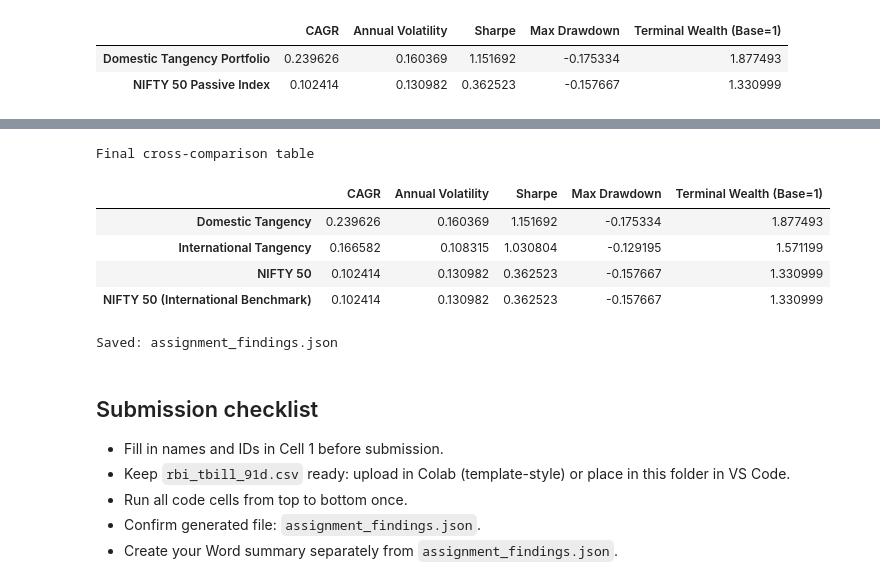
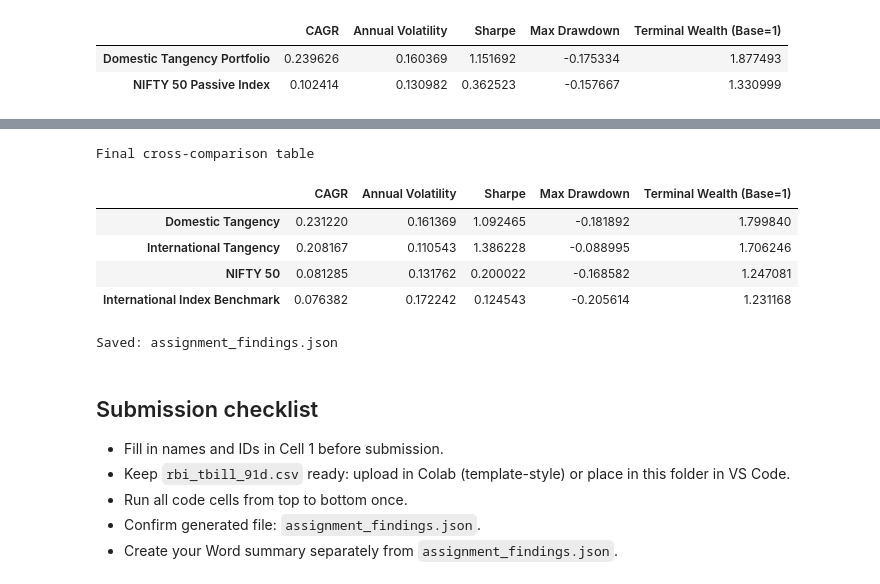
Before and after one commit to jtushya/SAPM-Repeat-Assignment, a Jupyter notebook: SIM_completed.ipynb, the cells around one changed output, grey strips where cells are left out. Saved outputs shown, nothing was run; the diff lists cells and outputs as text; code cells hidden in the pictures.

```diff
--- a/SIM_completed.ipynb
+++ b/SIM_completed.ipynb
@@ -17,7 +17,7 @@
 5. Efficient frontier and tangency for international universe.
 6. Cross-comparison: domestic vs international vs index benchmarks.
 # %%
-# v1.6
+# v1.8
 import os
 import warnings
 warnings.filterwarnings('ignore')
@@ -103,33 +103,19 @@ domestic_candidates = {
 }
 domestic_market = '^NSEI'
 
-# International candidate pool
-international_company_candidates = {
-    'AAPL': 'Technology',
-    'MSFT': 'Technology',
-    'XOM': 'Energy',
-    'CVX': 'Energy',
-    'JPM': 'Financials',
-    'BAC': 'Financials',
-    'JNJ': 'Healthcare',
-    'PFE': 'Healthcare',
-    'PG': 'Consumer Staples',
-    'KO': 'Consumer Staples'
-}
+# Part 2 additions: one international index + one metal
+international_index_candidates = ['^GSPC', '^IXIC']
+international_metal_map = {'GOLD': 'GLD', 'SILVER': 'SLV'}
 
 # Assignment interpretation controls
-international_anchor_choice = 'INDEX'     # 'INDEX' or 'SECURITY'
 international_metal_choice = 'GOLD'       # 'GOLD' or 'SILVER'
-international_index_candidates = ['^NSEI']
-international_metal_map = {'GOLD': 'GLD', 'SILVER': 'SLV'}
-international_market = '^NSEI'
+international_market = '^GSPC'
 
 print(f'Analysis period: {START_DATE} to {END_DATE}')
 print(f'Risk-free used: {RF_ANNUAL:.2%} p.a. from {rf_source}')
 print('Domestic candidate pool size:', len(domestic_candidates))
-print('International company candidate pool size:', len(international_company_candidates))
-print('Index used for both domestic and international comparisons: NIFTY 50 (^NSEI)')
-print(f'International mode: anchor={international_anchor_choice}, metal={international_metal_choice}')
+print('Part 2 base companies will be the 5 selected in Part 1.')
+print(f'Part 2 adds one international index and one metal (preferred metal={international_metal_choice}).')
 # %% [output]
 Note: RBI CSV has no rows in the selected analysis window; using full available sample.
 Analysis period: 2022-04-01 to 2025-03-31
@@ -733,7 +691,7 @@ comparison_returns = pd.DataFrame({
     'Domestic Tangency': domestic_portfolio_returns.loc[common_index],
     'International Tangency': international_portfolio_returns.loc[common_index],
     'NIFTY 50': domestic_returns.loc[common_index, 'Market'],
-    'NIFTY 50 (International Benchmark)': international_returns.loc[common_index, 'Market']
+    'International Index Benchmark': international_returns.loc[common_index, 'Market']
 })
 
 comparison_perf = comparison_returns.apply(lambda s: performance_stats(s, RF_ANNUAL)).T
@@ -760,39 +718,42 @@ summary_json = {
         },
         'benchmark': {
             'name': 'NIFTY 50 Passive Index',
             'cagr': float(domestic_perf.loc['NIFTY 50 Passive Index', 'CAGR'])
         },
         'portfolio_cagr': float(domestic_perf.loc['Domestic Tangency Portfolio', 'CAGR'])
     },
     'international': {
         'universe': international_sim.index.tolist(),
+        'base_companies_from_part1': selected_companies,
+        'anchor_selected': selected_anchor,
+        'metal_selected': selected_metal,
         'tangency': {
             'expected_return': float(international_solution['ret_tang']),
             'volatility': float(international_solution['vol_tang']),
             'sharpe': float(international_solution['sharpe_tang']),
             'top_asset': intl_best,
             'top_weight': float(international_weights.loc[intl_best, 'Tangency Weight'])
         },
         'benchmark': {
-            'name': 'NIFTY 50 Passive Index',
-            'cagr': float(international_perf.loc['NIFTY 50 Passive Index', 'CAGR'])
+            'name': 'International Index Passive Benchmark',
+            'cagr': float(international_perf.loc['International Index Passive Benchmark', 'CAGR'])
         },
         'portfolio_cagr': float(international_perf.loc['International Tangency Portfolio', 'CAGR'])
     },
     'cross_comparison': comparison_perf.to_dict(orient='index')
 }
 
 with open('assignment_findings.json', 'w', encoding='utf-8') as f:
     json.dump(summary_json, f, indent=2)
 
 print('Saved: assignment_findings.json')
 # %% [output]
 Final cross-comparison table
 |  | CAGR | Annual Volatility | Sharpe | Max Drawdown | Terminal Wealth (Base=1) |
-| Domestic Tangency | 0.239626 | 0.160369 | 1.151692 | -0.175334 | 1.877493 |
-| International Tangency | 0.166582 | 0.108315 | 1.030804 | -0.129195 | 1.571199 |
-| NIFTY 50 | 0.102414 | 0.130982 | 0.362523 | -0.157667 | 1.330999 |
-| NIFTY 50 (International Benchmark) | 0.102414 | 0.130982 | 0.362523 | -0.157667 | 1.330999 |
+| Domestic Tangency | 0.231220 | 0.161369 | 1.092465 | -0.181892 | 1.799840 |
+| International Tangency | 0.208167 | 0.110543 | 1.386228 | -0.088995 | 1.706246 |
+| NIFTY 50 | 0.081285 | 0.131762 | 0.200022 | -0.168582 | 1.247081 |
+| International Index Benchmark | 0.076382 | 0.172242 | 0.124543 | -0.205614 | 1.231168 |
 Saved: assignment_findings.json
 # %% [markdown]
 ## Submission checklist
```
Also changed, not shown: parts of 3 cells of this notebook.
